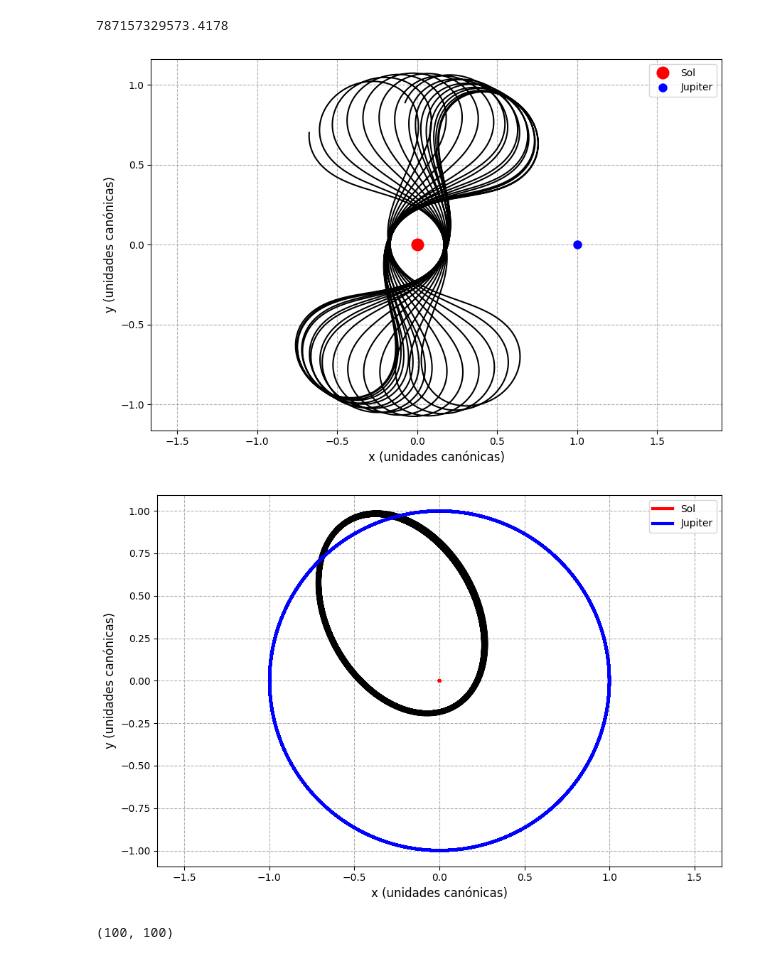
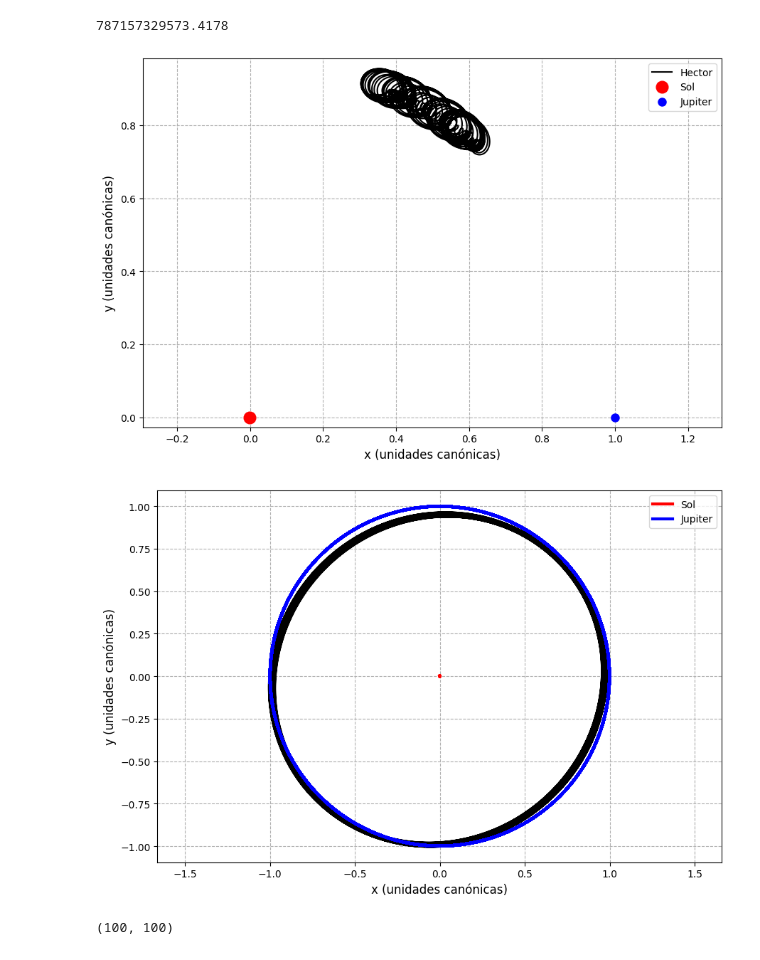
Before and after one commit to Daniel-534/MecanicaCeleste, a Jupyter notebook: Modelacion3/CRTBP_Jupiter.ipynb, the cells around one changed output. Cells and saved outputs as stored; diff of their text form; code cells hidden in the pictures.

Commit message:
Sistema con el troyano Hector DES=2000624

```diff
--- a/Modelacion3/CRTBP_Jupiter.ipynb
+++ b/Modelacion3/CRTBP_Jupiter.ipynb
@@ -16,7 +16,7 @@ Epochs = {'start': '2026-06-16', 'stop': '2027-06-16', 'step': '5d'}
 cuerpos = {
     "Sol": "10",
     "Jupiter": "599",
-    "Lucy": "-49"
+    "Lucy": "DES=2000624;"
 }
 
 all_tablas = {}
@@ -151,25 +150,26 @@ ts = np.linspace(0, 100, 10000)
 Ys = [x, y, z, vx, vy, vz]
 # %%
+ts = np.linspace(0, 300, 10000)
 rs, vs, ris, vis, r1s, r2s = pc.crtbp_solucion(alpha, Ys[:3],Ys[3:],ts)
 # %%
 plt.figure(figsize=(6*1.5, 4*1.5))
 
-plt.plot(rs[:,0], rs[:,1], color='black', linewidth=1.5)
+plt.plot(rs[:,0], rs[:,1], color='black', linewidth=1.5, label="Hector")
 
 plt.plot(-alpha, 0, 'o', color='red', markersize=12, label='Sol')
 plt.plot(1 - alpha, 0, 'o', color='blue', markersize=8, label='Jupiter')
 
 plt.xlabel('x (unidades canónicas)', fontsize=12)
 plt.ylabel('y (unidades canónicas)', fontsize=12)
 #plt.title('Trayectoria de Hiperión en el sistema Saturno-Titán (crtbp_solucion())', fontsize=14)
 
 plt.grid(ls="--")
 plt.axis('equal')
 
 plt.legend()
 plt.tight_layout();
 # %% [output]
-[figure, old version]
+[figure, new version]
 # %%
 plt.figure(figsize=(6*1.5, 4*1.5))
 
@@ -187,7 +187,7 @@ plt.axis('equal')
 plt.legend()
 plt.tight_layout();
 # %% [output]
-[figure, old version]
+[figure, new version]
 # %%
 Ng = 100
 vmax = 1.5
```
Also changed, not shown: parts of 9 cells of this notebook.
